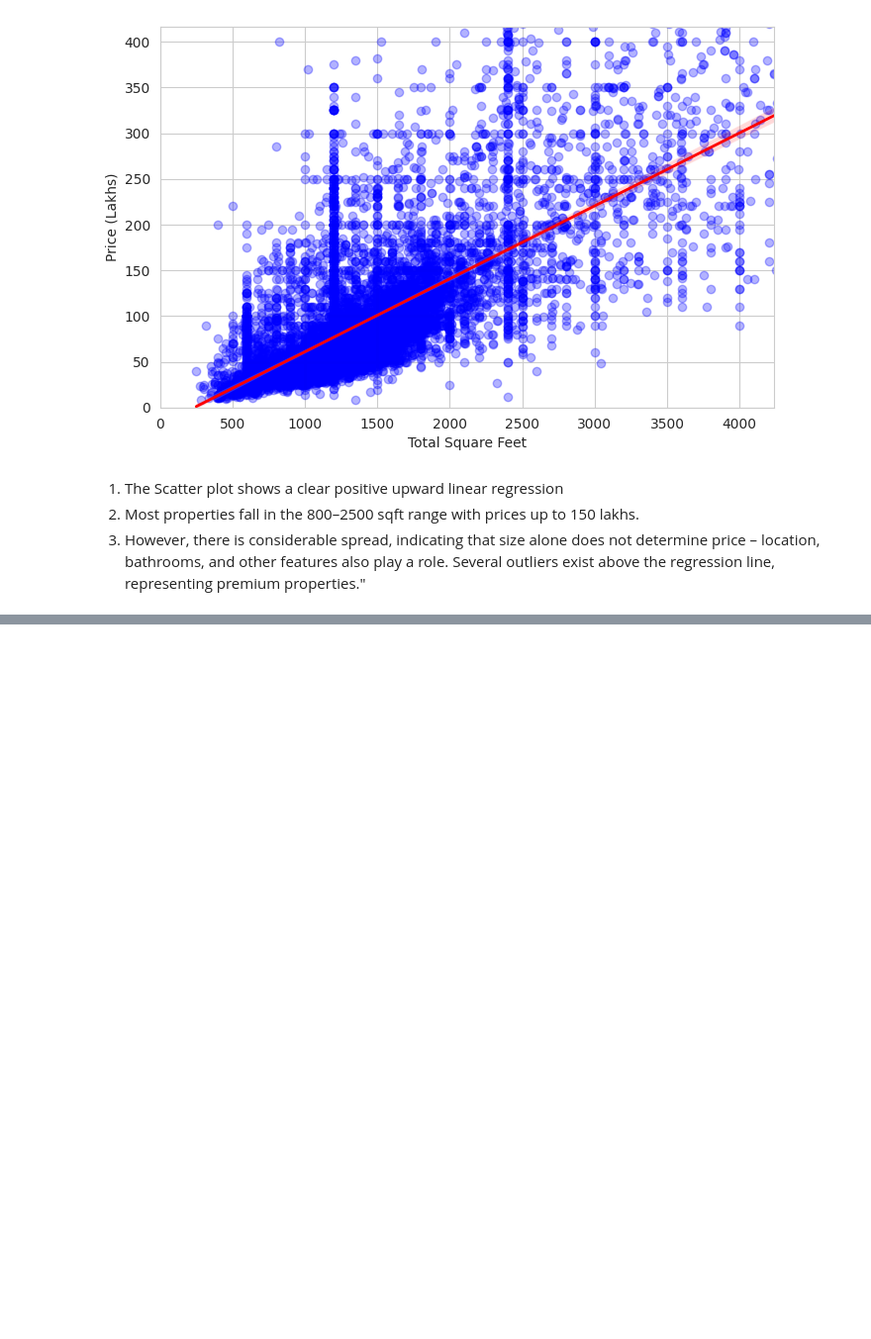
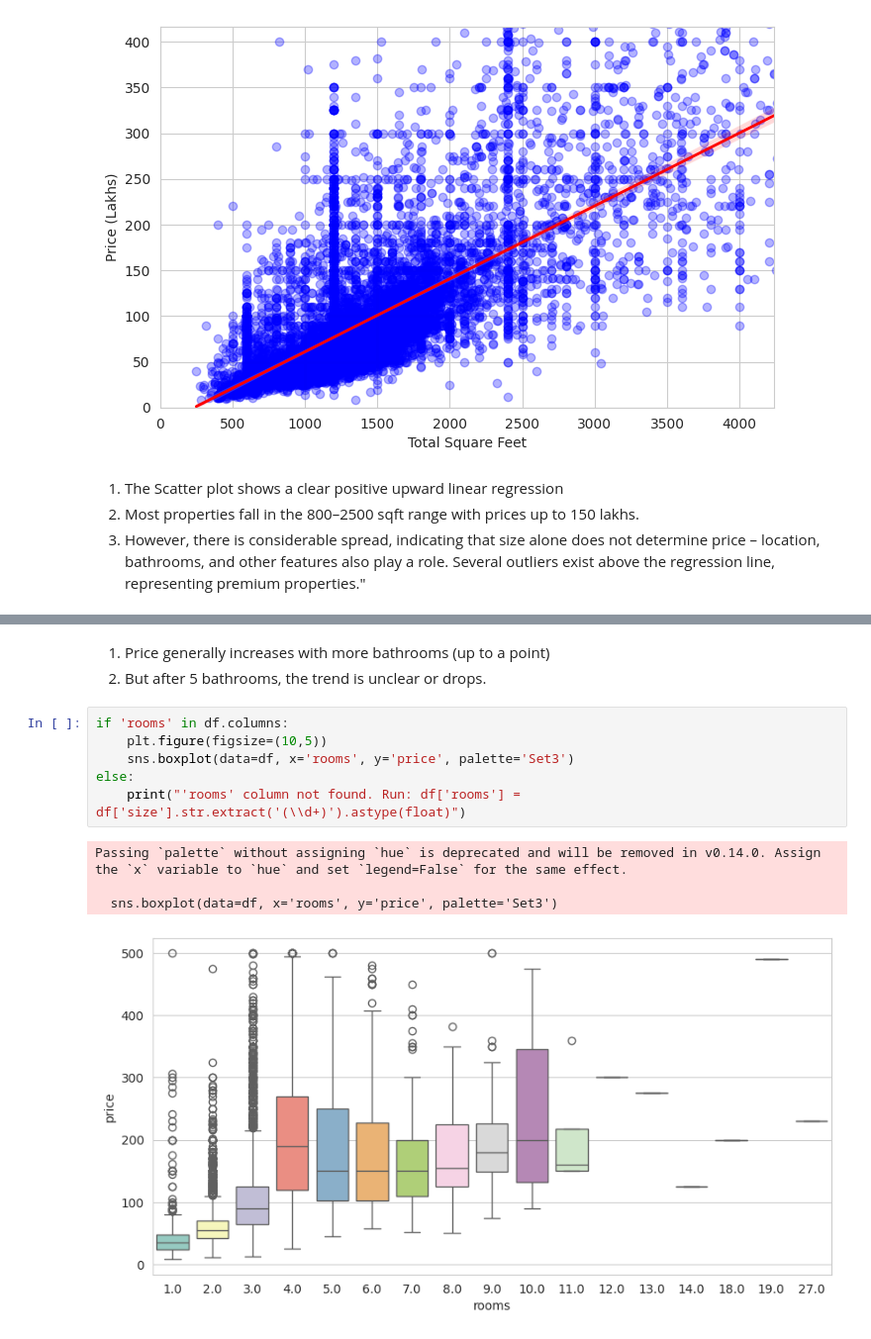
Before and after one commit to Amresh-01/EDA, a Jupyter notebook: House_price.ipynb, the cells around one changed output, grey strips where cells are left out. Shown at 99% size. Cells and saved outputs as stored; diff of their text form; blank space fills up the shorter version.

```diff
--- a/House_price.ipynb
+++ b/House_price.ipynb
@@ -518,0 +518,14 @@ Passing `palette` without assigning `hue` is deprecated and will be removed in v
+# %% [markdown]
+1. Price generally increases with more bathrooms (up to a point)
+2. But after 5 bathrooms, the trend is unclear or drops.
+# %%
+if 'rooms' in df.columns:
+    plt.figure(figsize=(10,5))
+    sns.boxplot(data=df, x='rooms', y='price', palette='Set3')
+else:
+    print("'rooms' column not found. Run: df['rooms'] = df['size'].str.extract('(\\d+)').astype(float)")
+# %% [output]
+Passing `palette` without assigning `hue` is deprecated and will be removed in v0.14.0. Assign the `x` variable to `hue` and set `legend=False` for the same effect.
+
+  sns.boxplot(data=df, x='rooms', y='price', palette='Set3')
+[figure, added]
```
Also changed, not shown: parts of 13 cells of this notebook.
